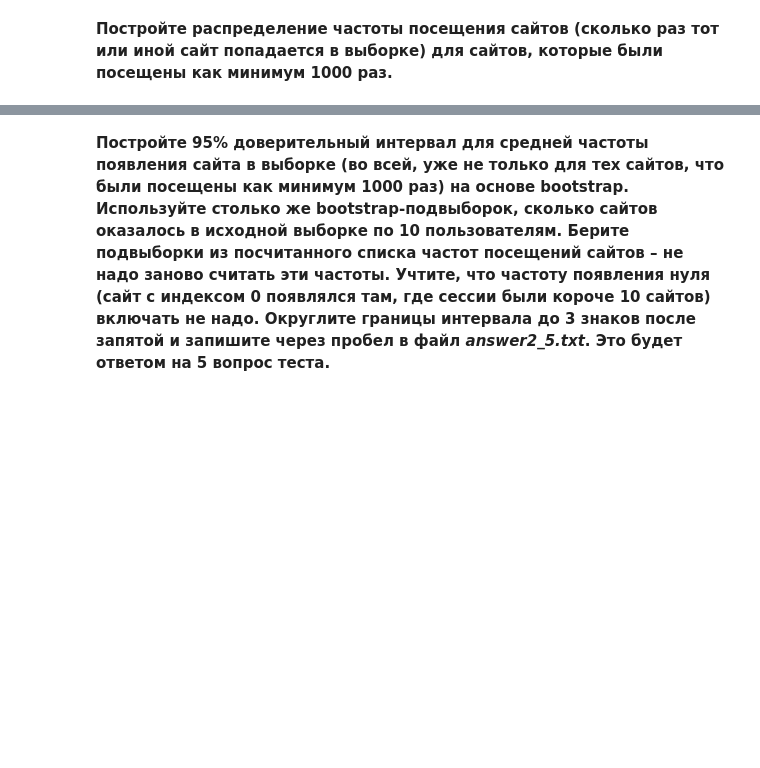
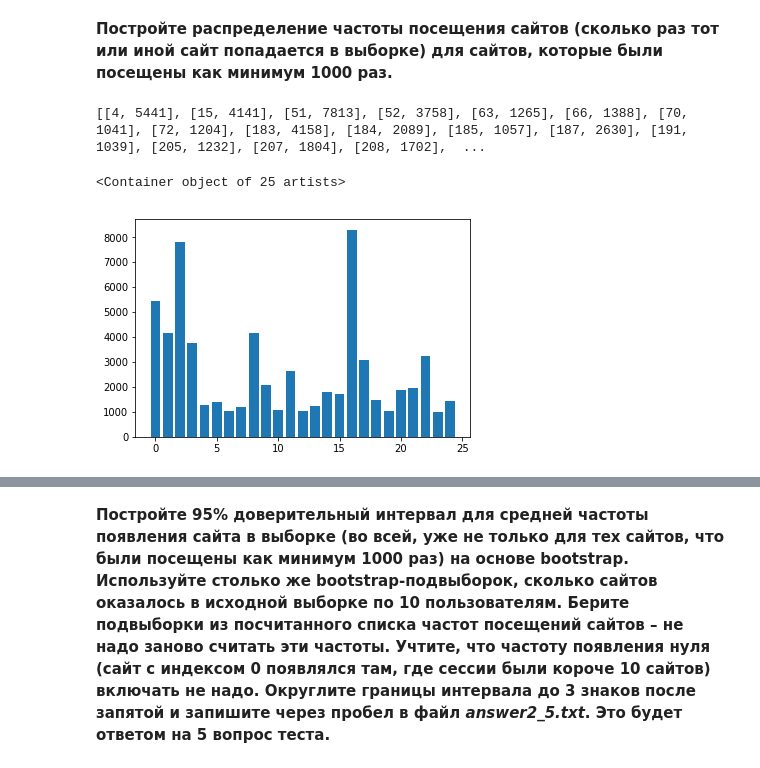
Before and after one commit to chance-comer/coursera_data_analysis_and_ML, a Jupyter notebook: FinalProject/1_UserBehaviourAnalytics/week2_analysis_hypotheses.ipynb, the cells around one changed output, grey strips where cells are left out. Saved outputs shown, nothing was run; the diff lists cells and outputs as text; code cells hidden in the pictures; blank space fills up the shorter version.

```diff
--- a/FinalProject/1_UserBehaviourAnalytics/week2_analysis_hypotheses.ipynb
+++ b/FinalProject/1_UserBehaviourAnalytics/week2_analysis_hypotheses.ipynb
@@ -390,0 +417,12 @@ site_freqs = ''' ВАШ КОД ЗДЕСЬ '''
+# %%
+import matplotlib.pyplot as plt
+sites = train_df.iloc[:, :-1]
+#print(sites_more_1000)
+sites_count = np.unique(sites.values, return_counts=True)
+sites_more_1000 = [[sites_count[0][i], sites_count[1][i]] for i, k in enumerate(sites_count[0]) if sites_count[1][i] >= 1000]
+print(sites_more_1000)
+plt.bar(range(len(sites_more_1000)), [i[1] for i in sites_more_1000])
+# %% [output]
+[[4, 5441], [15, 4141], [51, 7813], [52, 3758], [63, 1265], [66, 1388], [70, 1041], [72, 1204], [183, 4158], [184, 2089], [185, 1057], [187, 2630], [191, 1039], [205, 1232], [207, 1804], [208, 1702],  ...
+<Container object of 25 artists>
+[figure, added]
```
Also changed, not shown: parts of 23 cells of this notebook, 8 other files.
